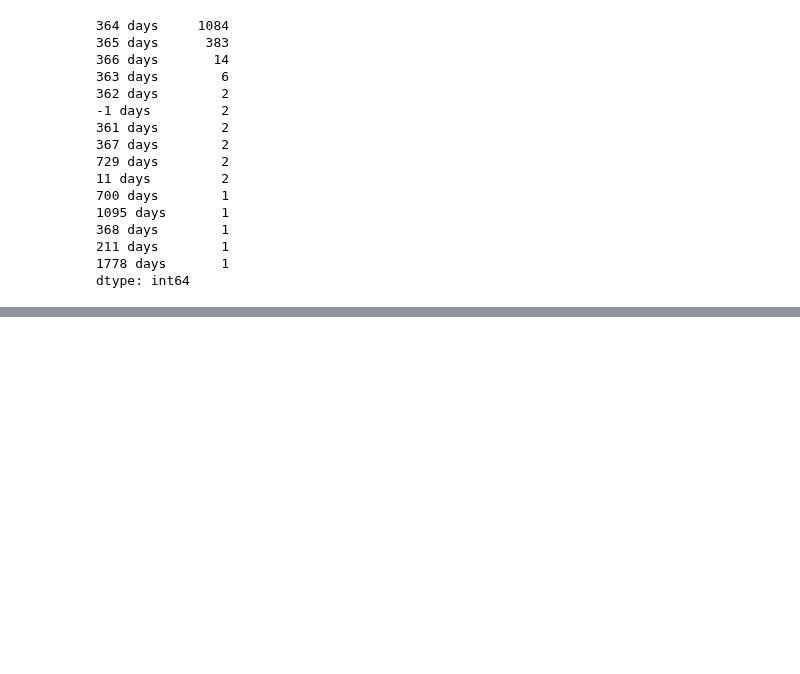
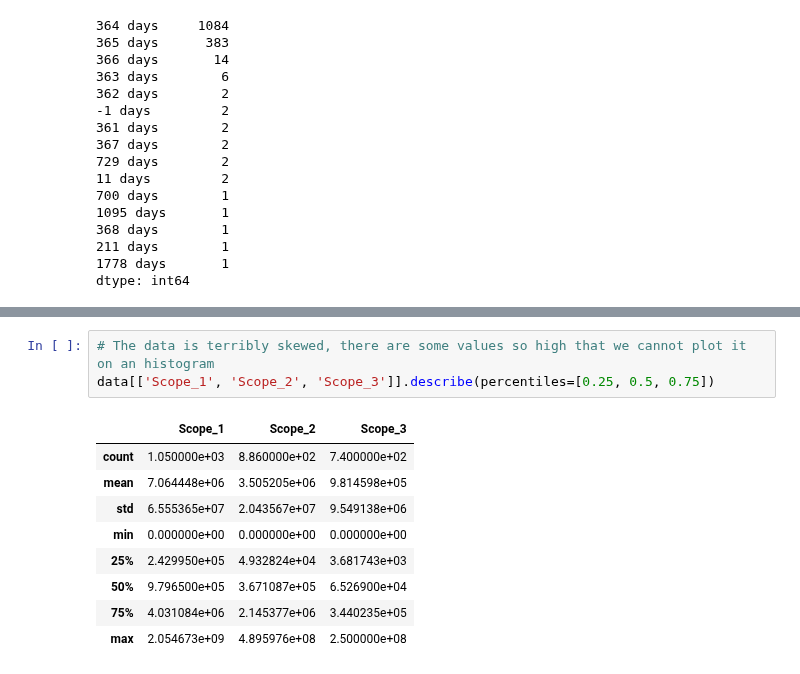
Before and after one commit to OpenGeoScales/ogs-data-exploration, a Jupyter notebook: notebooks/ghg-emissions/cdp/cdp-notebook.ipynb, the cells around one changed output, grey strips where cells are left out. Cells and saved outputs as stored; diff of their text form; blank space fills up the shorter version.

```diff
--- a/notebooks/ghg-emissions/cdp/cdp-notebook.ipynb
+++ b/notebooks/ghg-emissions/cdp/cdp-notebook.ipynb
@@ -309,0 +378,13 @@ dtype: int64
+# %%
+# The data is terribly skewed, there are some values so high that we cannot plot it on an histogram
+data[['Scope_1', 'Scope_2', 'Scope_3']].describe(percentiles=[0.25, 0.5, 0.75])
+# %% [output]
+|  | Scope_1 | Scope_2 | Scope_3 |
+| count | 1.050000e+03 | 8.860000e+02 | 7.400000e+02 |
+| mean | 7.064448e+06 | 3.505205e+06 | 9.814598e+05 |
+| std | 6.555365e+07 | 2.043567e+07 | 9.549138e+06 |
+| min | 0.000000e+00 | 0.000000e+00 | 0.000000e+00 |
+| 25% | 2.429950e+05 | 4.932824e+04 | 3.681743e+03 |
+| 50% | 9.796500e+05 | 3.671087e+05 | 6.526900e+04 |
+| 75% | 4.031084e+06 | 2.145377e+06 | 3.440235e+05 |
+| max | 2.054673e+09 | 4.895976e+08 | 2.500000e+08 |
```
Also changed, not shown: parts of 34 cells of this notebook.
